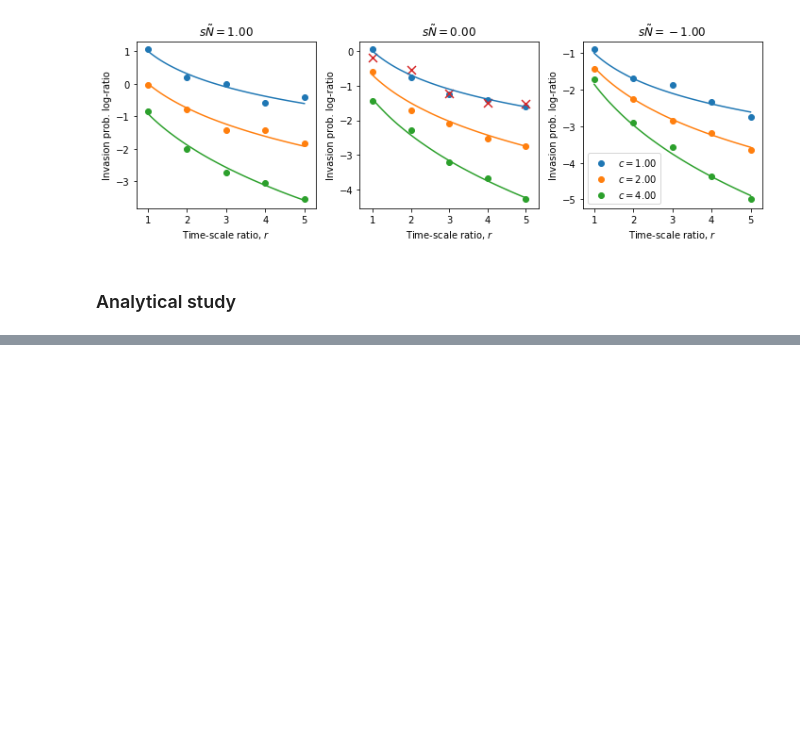
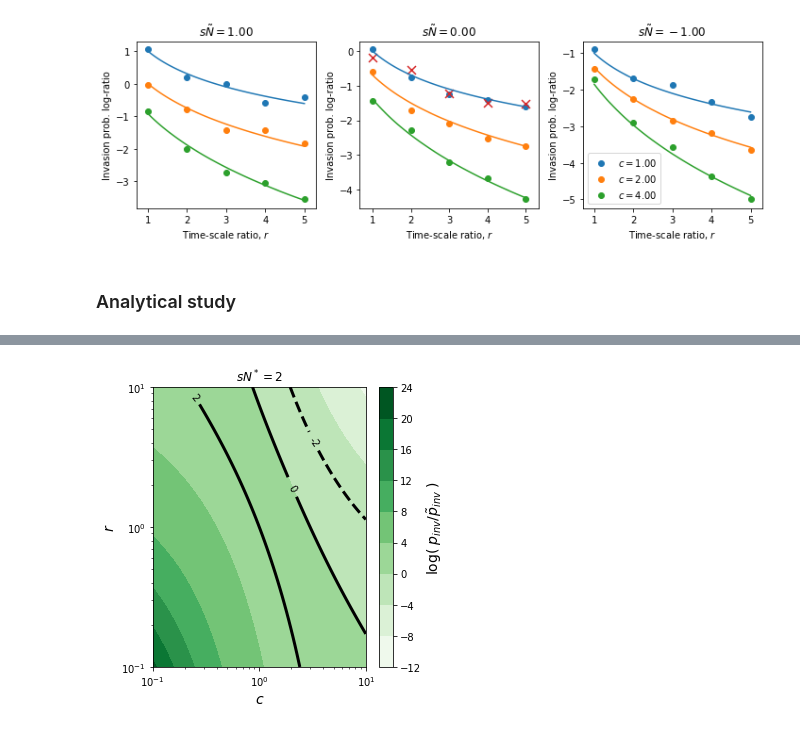
Before and after one commit to amazzoli/PopGenCompetition, a Jupyter notebook: main/Invasion_prob.ipynb, the cells around one changed output, grey strips where cells are left out. Drawn from its saved outputs; the diff is of its cells as text; code cells hidden in the pictures; blank space fills up the shorter version.

```diff
--- a/main/Invasion_prob.ipynb
+++ b/main/Invasion_prob.ipynb
@@ -241,0 +273,33 @@ plt.savefig(plot_dir+'p_inv_log_ratio.png', dpi=200, transparent=True)
+# %%
+sM = 2
+rs = np.logspace(np.log10(0.1), np.log10(10),99)
+cs = np.logspace(np.log10(0.1), np.log10(10),99)
+
+x_mat, y_mat, z_mat = [], [], []
+for c in cs:
+    aux2_x_mat, aux2_y_mat, aux2_z_mat = [], [], []
+    for r in rs:
+        aux2_x_mat.append(c)
+        aux2_y_mat.append(r)
+        aux2_z_mat.append(log_inv_prob_ratio(sM,r,c))
+    x_mat.append(aux2_x_mat)
+    y_mat.append(aux2_y_mat)
+    z_mat.append(aux2_z_mat)
+# %%
+fig, ax = plt.subplots(1,1,figsize=(5,5))
+
+ax.set_xscale('log')
+ax.set_yscale('log')
+ax.set_xlabel(r'$c$', fontsize=14)
+ax.set_ylabel(r'$r$', fontsize=14)
+ax.set_title(r'$s N^*={}$'.format(sM))
+cntf = ax.contourf(x_mat, y_mat, z_mat, cmap='Greens')
+cnt = ax.contour(x_mat, y_mat, z_mat, levels=[-2,0,2], colors='black', linewidths=3)
+ax.clabel(cnt, fmt='%2.0f')
+
+cb = plt.colorbar(cntf, ax=ax)
+cb.set_label(r'$\log(\;p_{inv}/\tilde{p}_{inv}\;)$', fontsize=14)
+plt.tight_layout()
+#plt.savefig('../plots/Inv_prob/log_pratio_sNfix.svg',dpi=200)
+# %% [output]
+[figure, added]
```
Also changed, not shown: parts of 15 cells of this notebook, 12 other files.
